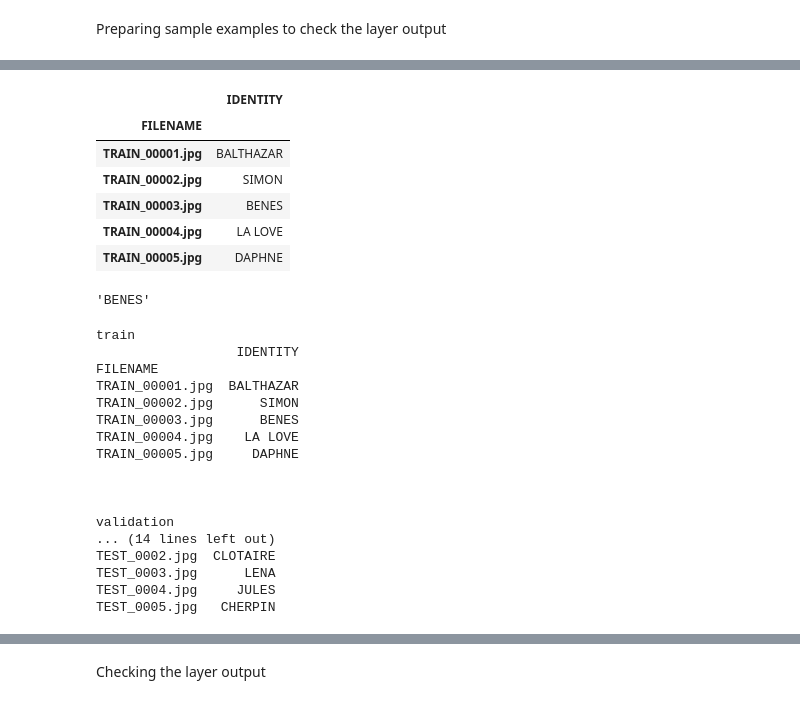
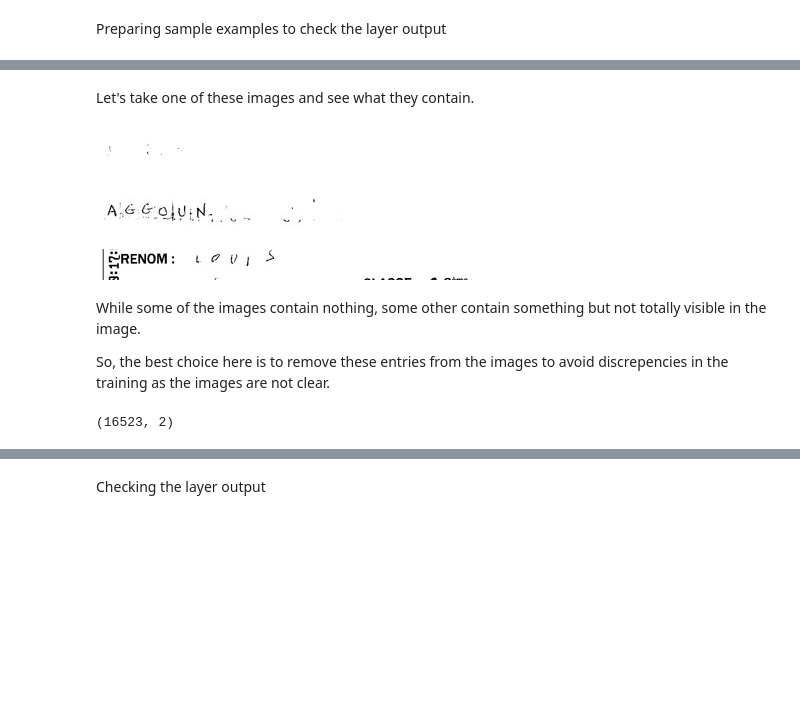
Before and after one commit to Arup3201/OCR-Tensorflow-from-Scratch, a Jupyter notebook: experiments/OCR-Tensorflow.ipynb, the cells around one changed output, grey strips where cells are left out. Cells and saved outputs as stored; diff of their text form; code cells hidden in the pictures; blank space fills up the shorter version.

Commit message:
Kaggle Notebook | OCR-Tensorflow | dataset prep and model fit(not working yet)

```diff
--- a/experiments/OCR-Tensorflow.ipynb
+++ b/experiments/OCR-Tensorflow.ipynb
@@ -231,16 +301,29 @@ train_df.head()
+# %% [markdown]
+Let's take one of these images and see what they contain.
+# %%
+img_name = "TRAIN_01914.jpg"
+img_fullpath = os.path.join(MODEL_DATASET_DIR, TRAINING_DIR, img_name)
+Image.open(img_fullpath)
+# %% [output]
+[figure, added]
+# %%
+img_name = "TRAIN_02130.jpg"
+img_fullpath = os.path.join(MODEL_DATASET_DIR, TRAINING_DIR, img_name)
+Image.open(img_fullpath)
+# %% [output]
+[figure, added]
+# %%
+img_name = "TRAIN_09903.jpg"
+img_fullpath = os.path.join(MODEL_DATASET_DIR, TRAINING_DIR, img_name)
+Image.open(img_fullpath)
+# %% [output]
+[figure, added]
+# %% [markdown]
+While some of the images contain nothing, some other contain something but not totally visible in the image.
+
+So, the best choice here is to remove these entries from the images to avoid discrepencies in the training as the images are not clear.
 # %%
-train_df = train_df.set_index(INPUT_NAME)
-train_df.head()
+train_df = train_df[~train_df[TARGET_NAME].isnull()]
+train_df.shape
 # %% [output]
-|  | IDENTITY |
-| FILENAME |  |
-| TRAIN_00001.jpg | BALTHAZAR |
-| TRAIN_00002.jpg | SIMON |
-| TRAIN_00003.jpg | BENES |
-| TRAIN_00004.jpg | LA LOVE |
-| TRAIN_00005.jpg | DAPHNE |
+(16523, 2)
-# %%
-sample_filename = "TRAIN_00003.jpg"
-train_df.loc[sample_filename][TARGET_NAME]
-# %% [output]
-'BENES'
@@ -253,29 +329,0 @@ def get_csv_mapping(mapping, id, csv_path):
-# %%
-csv_mappings = {}
-
-get_csv_mapping(csv_mappings, 'train', train_csv_file_path)
-get_csv_mapping(csv_mappings, 'validation', validation_csv_file_path)
-get_csv_mapping(csv_mappings, 'test', test_csv_file_path)
-
-for key in csv_mappings.keys():
-    print(key)
-    print(csv_mappings[key].head())
-    print("\n\n")
-# %% [output]
-train
-                  IDENTITY
-FILENAME
-TRAIN_00001.jpg  BALTHAZAR
-TRAIN_00002.jpg      SIMON
-TRAIN_00003.jpg      BENES
-TRAIN_00004.jpg    LA LOVE
-TRAIN_00005.jpg     DAPHNE
-
-
-
-validation
-... (14 lines left out)
-TEST_0002.jpg  CLOTAIRE
-TEST_0003.jpg      LENA
-TEST_0004.jpg     JULES
-TEST_0005.jpg   CHERPIN
```
Also changed, not shown: parts of 31 cells of this notebook.
